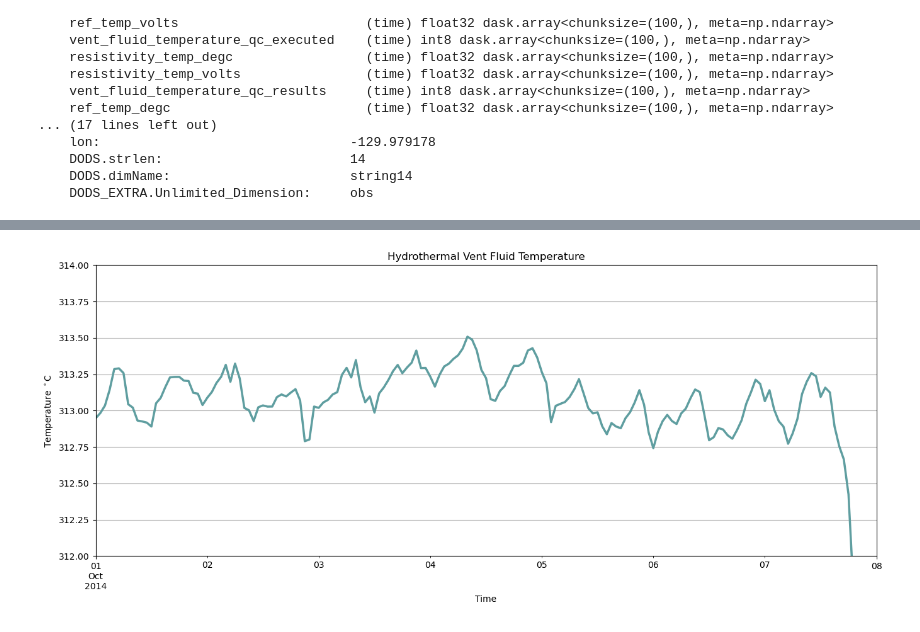
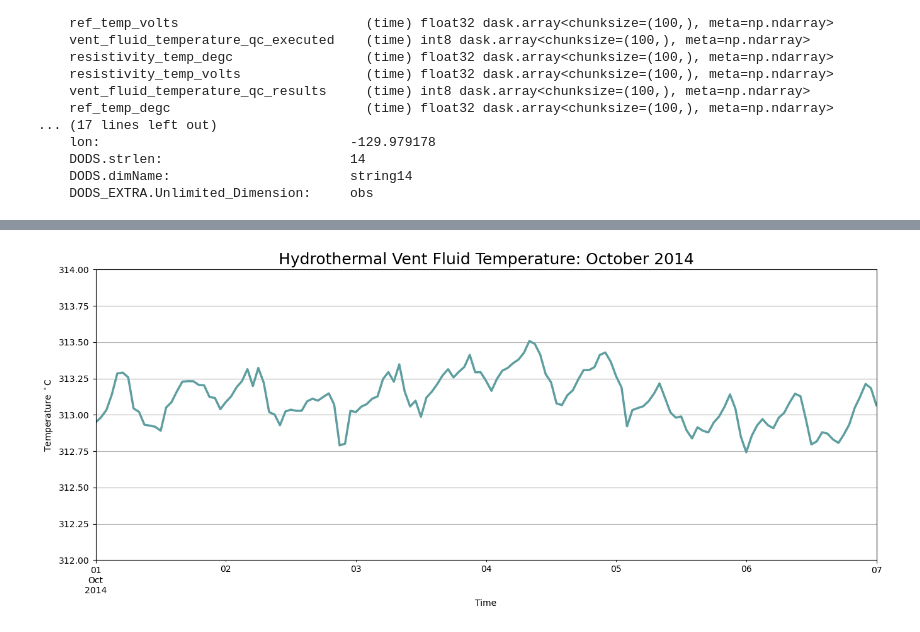
Before and after one commit to OCEAN-215-CLASS/Cameron.dalke.final, a Jupyter notebook: dalkec_final_project.ipynb, the cells around one changed output, grey strips where cells are left out. Saved outputs shown, nothing was run; the diff lists cells and outputs as text; code cells hidden in the pictures.

```diff
--- a/dalkec_final_project.ipynb
+++ b/dalkec_final_project.ipynb
@@ -142,15 +148,16 @@ Wall time: 3.18 s
 # %%
 %%time
 plt.close()
 fig, ax = plt.subplots()
 fig.set_size_inches(16, 6)
 df['vent_fluid_temperature'].resample('H').mean().plot(ax=ax, color='cadetblue', linewidth=2.5) # hourly average
 ax.set_xlim(datetime.datetime(2014, 10, 1, 0, 0),datetime.datetime(2014, 10, 7, 0, 0))
 ax.set_ylim(312,314)
 ax.yaxis.grid(True)
-plt.title("Hydrothermal Vent Fluid Temperature: October")
+plt.title("Hydrothermal Vent Fluid Temperature: October 2014", fontsize=18)
 plt.ylabel('Temperature $^\circ$C')
 plt.xlabel('Time')
 plt.show()
+# closed previous figure, plotted hourly average
 # %% [output]
-[figure, old version]
+[figure, new version]
```
Also changed, not shown: parts of 17 cells of this notebook, 1 other file.
